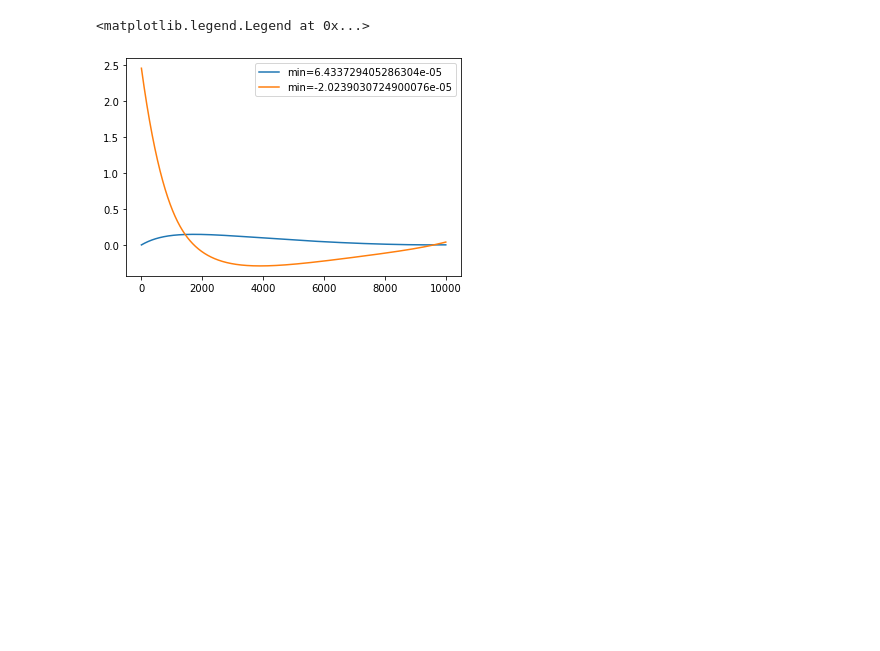
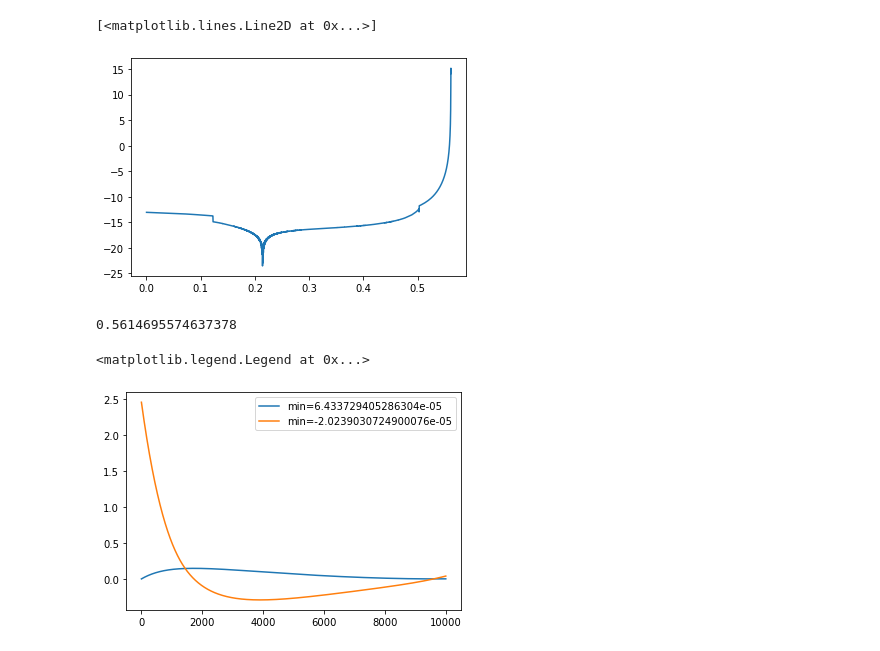
Before and after one commit to binchengecon/InequalityEcon, a Jupyter notebook: Sannikov_ODE.ipynb, the cells around one changed output. Cells and saved outputs as stored; diff of their text form; code cells hidden in the pictures; blank space fills up the shorter version.

```diff
--- a/Sannikov_ODE.ipynb
+++ b/Sannikov_ODE.ipynb
@@ -99,3 +108,40 @@ axs["right down"].grid(linestyle=':')
+# %%
+X_plot = sol2.t
+ODE_F = sol2.y[0]
+ODE_V = sol2.y[1]
+
+
+
+ODE_X = X_plot[1:-1]
+ODE_0dF = ODE_F[1:-1]
+ODE_dF = (ODE_F[2:]-ODE_F[0:-2])/(2*(X_plot[2]-X_plot[1]))
+ODE_ddF = (ODE_F[2:]+ODE_F[0:-2]-2*ODE_F[1:-1])/(X_plot[2]-X_plot[1])**2
+ODE_X.shape, ODE_0dF.shape, ODE_dF.shape, ODE_ddF.shape
+
+# ODE_error = V_update -
+
+c_orig = (ODE_dF/2)**2 * (ODE_dF < 0)
+
+c = c_orig
+
+a_orig = 2/5 + 4/25 * ODE_dF + 2*ODE_0dF + \
+    2*c-2*ODE_dF*ODE_X + 2*ODE_dF*np.sqrt(c)
+
+a = a_orig * (a_orig > 0) + 0*(a_orig <= 0)
+
+upper = ODE_0dF - a + c - ODE_dF*(ODE_X-np.sqrt(c)+a**2/2 + 2/5 * a)
+lower = r*(a+2/5)**2 * sigma**2/2
+
+ODE_error = upper/lower - ODE_ddF
+
+plt.plot(ODE_X, np.log(abs(ODE_error)))
+# %% [output]
+[<matplotlib.lines.Line2D at 0x...>]
+[figure, added]
+# %%
+X_plot[-1]
+# %% [output]
+0.5614695574637378
 # %%
 plt.plot(sol2.y[0] + sol2.t**2,
          label='min={}'.format((sol2.y[0] + sol2.t**2)[sol2.t > 0].min()))
```
Also changed, not shown: parts of 1 cell of this notebook.
